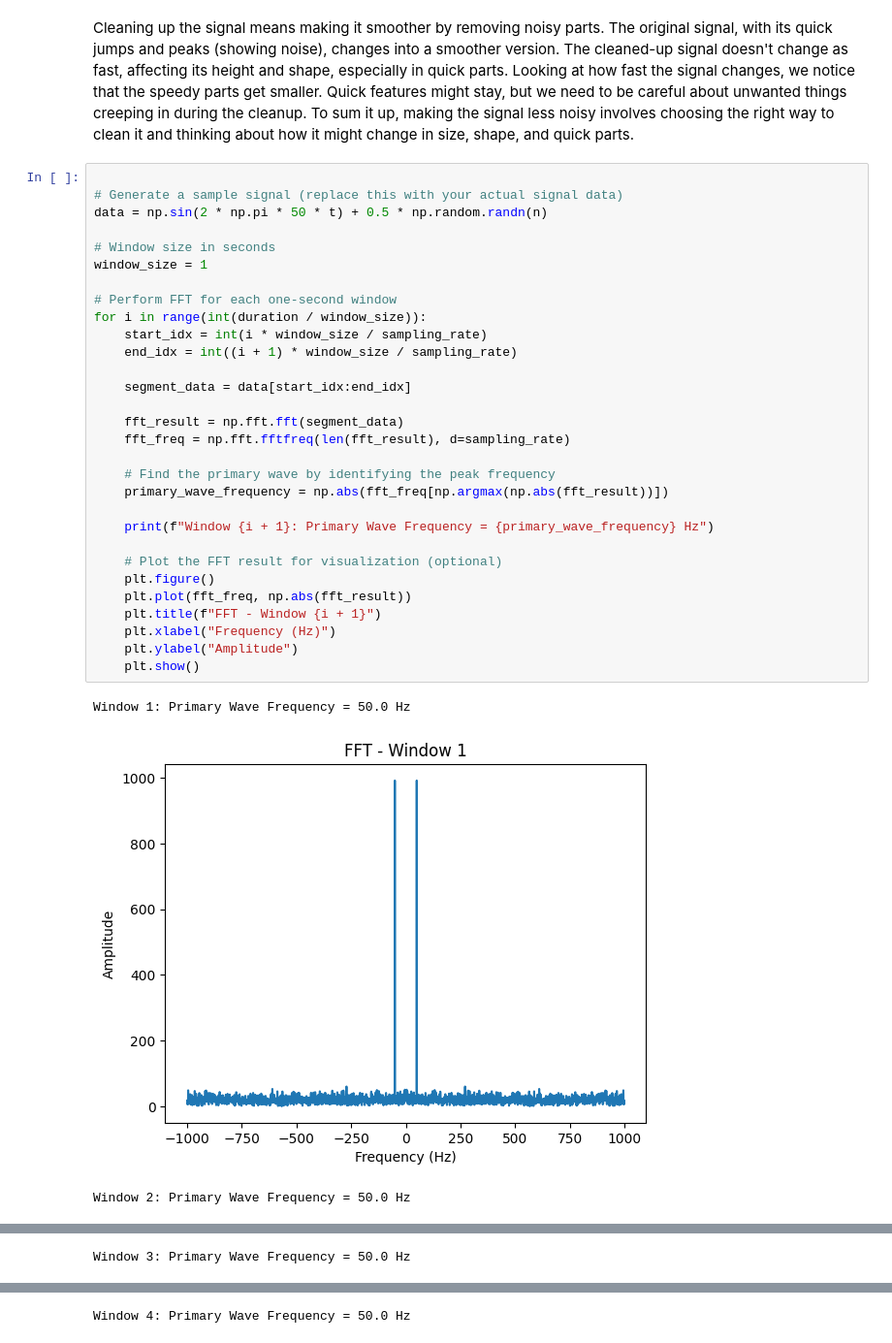
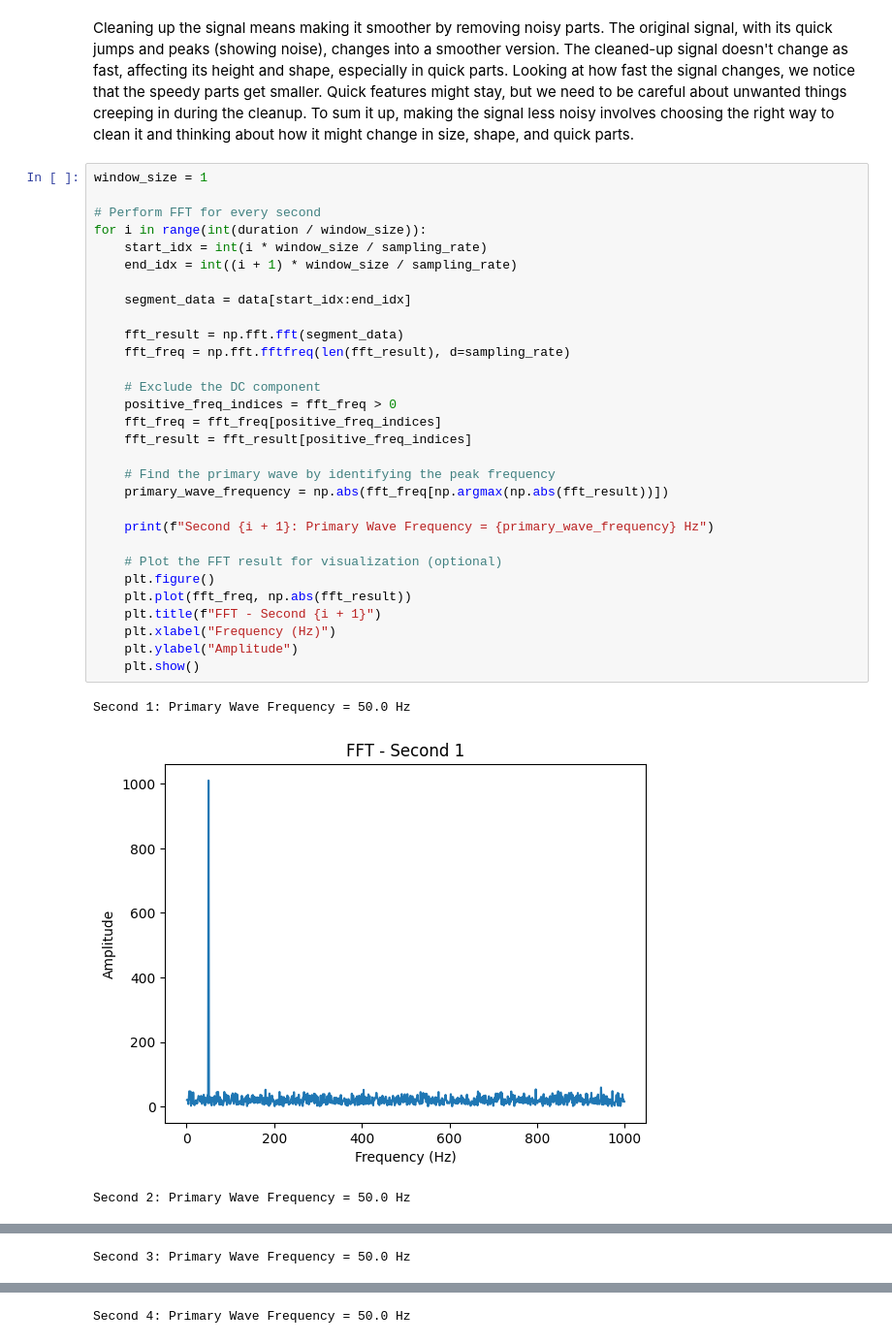
Before and after one commit to MJebran/FourierAnalysis, a Jupyter notebook: FourierAnalysis.ipynb, the cells around one changed output, grey strips where cells are left out. Shown at 97% size. Saved outputs shown, nothing was run; the diff lists cells and outputs as text.

```diff
--- a/FourierAnalysis.ipynb
+++ b/FourierAnalysis.ipynb
@@ -114,36 +114,36 @@ No artists with labels found to put in legend.  Note that artists whose label st
 
 Cleaning up the signal means making it smoother by removing noisy parts. The original signal, with its quick jumps and peaks (showing noise), changes into a smoother version. The cleaned-up signal doesn't change as fast, affecting its height and shape, especially in quick parts. Looking at how fast the signal changes, we notice that the speedy parts get smaller. Quick features might stay, but we need to be careful about unwanted things creeping in during the cleanup. To sum it up, making the signal less noisy involves choosing the right way to clean it and thinking about how it might change in size, shape, and quick parts.
 # %%
-
-# Generate a sample signal (replace this with your actual signal data)
-data = np.sin(2 * np.pi * 50 * t) + 0.5 * np.random.randn(n)
-
-# Window size in seconds
 window_size = 1
 
-# Perform FFT for each one-second window
+# Perform FFT for every second
 for i in range(int(duration / window_size)):
     start_idx = int(i * window_size / sampling_rate)
     end_idx = int((i + 1) * window_size / sampling_rate)
 
     segment_data = data[start_idx:end_idx]
 
     fft_result = np.fft.fft(segment_data)
     fft_freq = np.fft.fftfreq(len(fft_result), d=sampling_rate)
 
+    # Exclude the DC component
+    positive_freq_indices = fft_freq > 0
+    fft_freq = fft_freq[positive_freq_indices]
+    fft_result = fft_result[positive_freq_indices]
+
     # Find the primary wave by identifying the peak frequency
     primary_wave_frequency = np.abs(fft_freq[np.argmax(np.abs(fft_result))])
 
-    print(f"Window {i + 1}: Primary Wave Frequency = {primary_wave_frequency} Hz")
+    print(f"Second {i + 1}: Primary Wave Frequency = {primary_wave_frequency} Hz")
 
     # Plot the FFT result for visualization (optional)
     plt.figure()
     plt.plot(fft_freq, np.abs(fft_result))
-    plt.title(f"FFT - Window {i + 1}")
+    plt.title(f"FFT - Second {i + 1}")
     plt.xlabel("Frequency (Hz)")
     plt.ylabel("Amplitude")
     plt.show()
 # %% [output]
-Window 1: Primary Wave Frequency = 50.0 Hz
+Second 1: Primary Wave Frequency = 50.0 Hz
-[figure, old version]
+[figure, new version]
-Window 2: Primary Wave Frequency = 50.0 Hz
+Second 2: Primary Wave Frequency = 50.0 Hz
@@ -151 +151 @@ Window 2: Primary Wave Frequency = 50.0 Hz
-Window 3: Primary Wave Frequency = 50.0 Hz
+Second 3: Primary Wave Frequency = 50.0 Hz
@@ -153 +153 @@ Window 3: Primary Wave Frequency = 50.0 Hz
-Window 4: Primary Wave Frequency = 50.0 Hz
+Second 4: Primary Wave Frequency = 50.0 Hz
```
Also changed, not shown: parts of 1 cell of this notebook.
